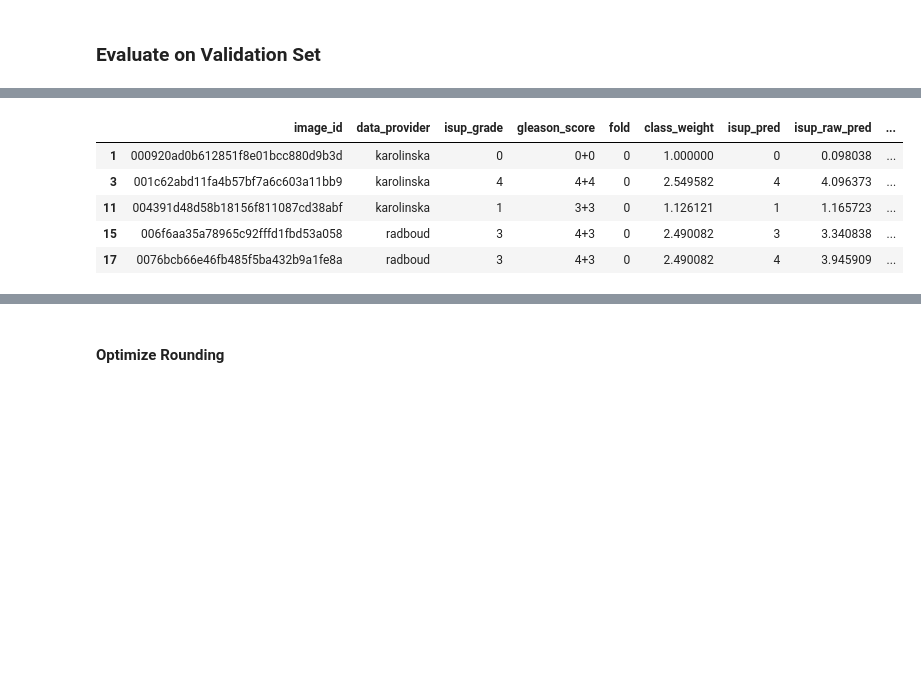
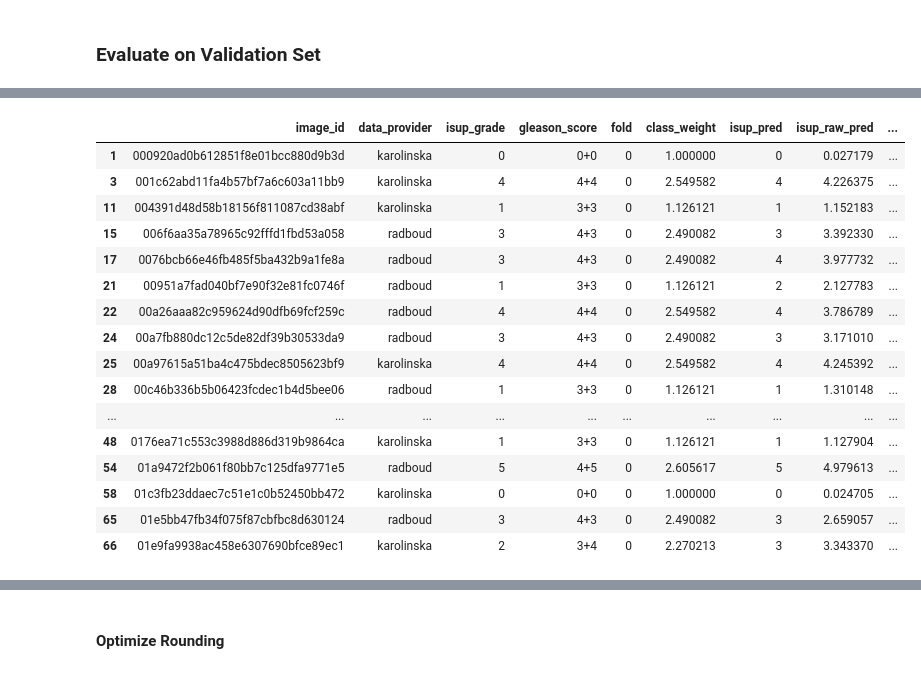
Before and after one commit to ademyanchuk/ChestXRay, a Jupyter notebook: notebooks/Train_Eval_V1.ipynb, the cells around one changed output, grey strips where cells are left out. Cells and saved outputs as stored; diff of their text form; code cells hidden in the pictures; blank space fills up the shorter version.

```diff
--- a/notebooks/Train_Eval_V1.ipynb
+++ b/notebooks/Train_Eval_V1.ipynb
@@ -1178,8 +1162,15 @@ model_fnames = [
+# %%
+model_fnames = [
+    "21-06-2020-17-05_35_qwk.pth",
+    "21-06-2020-17-05_28_loss.pth",
+    "03-07-2020-20-18_44_qwk.pth",
+    "03-07-2020-20-18_30_loss.pth",
+]
 # %%
 # Load Model/s
 models = []
 for name in model_fnames:
-    model = init_model(pretrained=False)
+    model = init_model(pretrained=False, v0=True)
 
     weights_path = MODEL_PATH/name
     checkpoint = torch.load(weights_path, map_location=device)
@@ -1226,6 +1217,18 @@ def compute_preds(outputs, loss_type=CFG.loss, custom_th=False):
         else:
             preds = outputs.data.to("cpu").numpy().argmax(1)
         return preds.astype(int), raw_preds
+# %%
+def apply_tta(imgs):
+    tta_funcs = [
+         lambda x: x,
+         lambda x: torch.flip(x, (1,)),
+         lambda x: torch.flip(x, (2,)),
+         lambda x: torch.rot90(x, 1, (1,2)),
+    ]
+    tta_images = []
+    for img in imgs:
+        tta_images.append(torch.stack([f(img) for f in tta_funcs]))
+    return torch.stack(tta_images)
 # %%
 TARGET_SZ = CFG.target_size
 
@@ -1253,10 +1256,15 @@ def inference(models, test_loader, device, *args, **kwargs):
                 y_preds = torch.zeros((len(images), TARGET_SZ), device=device)
             elif CFG.loss == "mse":
                 y_preds = torch.zeros((len(images),), device=device)
+        images = apply_tta(images)
+        batch_size, n_crops, c, h, w = images.shape
+        images = images.view(-1, c, h, w)
 
         with torch.no_grad():
             for model in models:
-                y_preds += model(images)
+                output = model(images)
+                output = output.view(batch_size, n_crops, -1).mean(1)
+                y_preds += output
             y_preds = y_preds / len(models)
 
         pred, raw_pred = compute_preds(y_preds, *args, **kwargs)
@@ -1279,14 +1287,25 @@ CUSTOM_TH = False
 # %%
 val_df = submit(val_df, val_dataloader, models, custom_th=CUSTOM_TH)
 # %%
-val_df.head()
+val_df.head(20)
 # %% [output]
 |  | image_id | data_provider | isup_grade | gleason_score | fold | class_weight | isup_pred | isup_raw_pred | ... |
-| 1 | 000920ad0b612851f8e01bcc880d9b3d | karolinska | 0 | 0+0 | 0 | 1.000000 | 0 | 0.098038 | ... |
-| 3 | 001c62abd11fa4b57bf7a6c603a11bb9 | karolinska | 4 | 4+4 | 0 | 2.549582 | 4 | 4.096373 | ... |
-| 11 | 004391d48d58b18156f811087cd38abf | karolinska | 1 | 3+3 | 0 | 1.126121 | 1 | 1.165723 | ... |
-| 15 | 006f6aa35a78965c92fffd1fbd53a058 | radboud | 3 | 4+3 | 0 | 2.490082 | 3 | 3.340838 | ... |
-| 17 | 0076bcb66e46fb485f5ba432b9a1fe8a | radboud | 3 | 4+3 | 0 | 2.490082 | 4 | 3.945909 | ... |
+| 1 | 000920ad0b612851f8e01bcc880d9b3d | karolinska | 0 | 0+0 | 0 | 1.000000 | 0 | 0.027179 | ... |
+| 3 | 001c62abd11fa4b57bf7a6c603a11bb9 | karolinska | 4 | 4+4 | 0 | 2.549582 | 4 | 4.226375 | ... |
+| 11 | 004391d48d58b18156f811087cd38abf | karolinska | 1 | 3+3 | 0 | 1.126121 | 1 | 1.152183 | ... |
+| 15 | 006f6aa35a78965c92fffd1fbd53a058 | radboud | 3 | 4+3 | 0 | 2.490082 | 3 | 3.392330 | ... |
+| 17 | 0076bcb66e46fb485f5ba432b9a1fe8a | radboud | 3 | 4+3 | 0 | 2.490082 | 4 | 3.977732 | ... |
+| 21 | 00951a7fad040bf7e90f32e81fc0746f | radboud | 1 | 3+3 | 0 | 1.126121 | 2 | 2.127783 | ... |
+| 22 | 00a26aaa82c959624d90dfb69fcf259c | radboud | 4 | 4+4 | 0 | 2.549582 | 4 | 3.786789 | ... |
+| 24 | 00a7fb880dc12c5de82df39b30533da9 | radboud | 3 | 4+3 | 0 | 2.490082 | 3 | 3.171010 | ... |
+| 25 | 00a97615a51ba4c475bdec8505623bf9 | karolinska | 4 | 4+4 | 0 | 2.549582 | 4 | 4.245392 | ... |
+| 28 | 00c46b336b5b06423fcdec1b4d5bee06 | radboud | 1 | 3+3 | 0 | 1.126121 | 1 | 1.310148 | ... |
+| ... | ... | ... | ... | ... | ... | ... | ... | ... | ... |
+| 48 | 0176ea71c553c3988d886d319b9864ca | karolinska | 1 | 3+3 | 0 | 1.126121 | 1 | 1.127904 | ... |
+| 54 | 01a9472f2b061f80bb7c125dfa9771e5 | radboud | 5 | 4+5 | 0 | 2.605617 | 5 | 4.979613 | ... |
+| 58 | 01c3fb23ddaec7c51e1c0b52450bb472 | karolinska | 0 | 0+0 | 0 | 1.000000 | 0 | 0.024705 | ... |
+| 65 | 01e5bb47fb34f075f87cbfbc8d630124 | radboud | 3 | 4+3 | 0 | 2.490082 | 3 | 2.659057 | ... |
+| 66 | 01e9fa9938ac458e6307690bfce89ec1 | karolinska | 2 | 3+4 | 0 | 2.270213 | 3 | 3.343370 | ... |
 # %%
 _ = plot_confusion_matrix(val_df.isup_grade, val_df.isup_pred, normalize=True)
 # %% [output]
```
Also changed, not shown: parts of 18 cells of this notebook, 2 other files.
